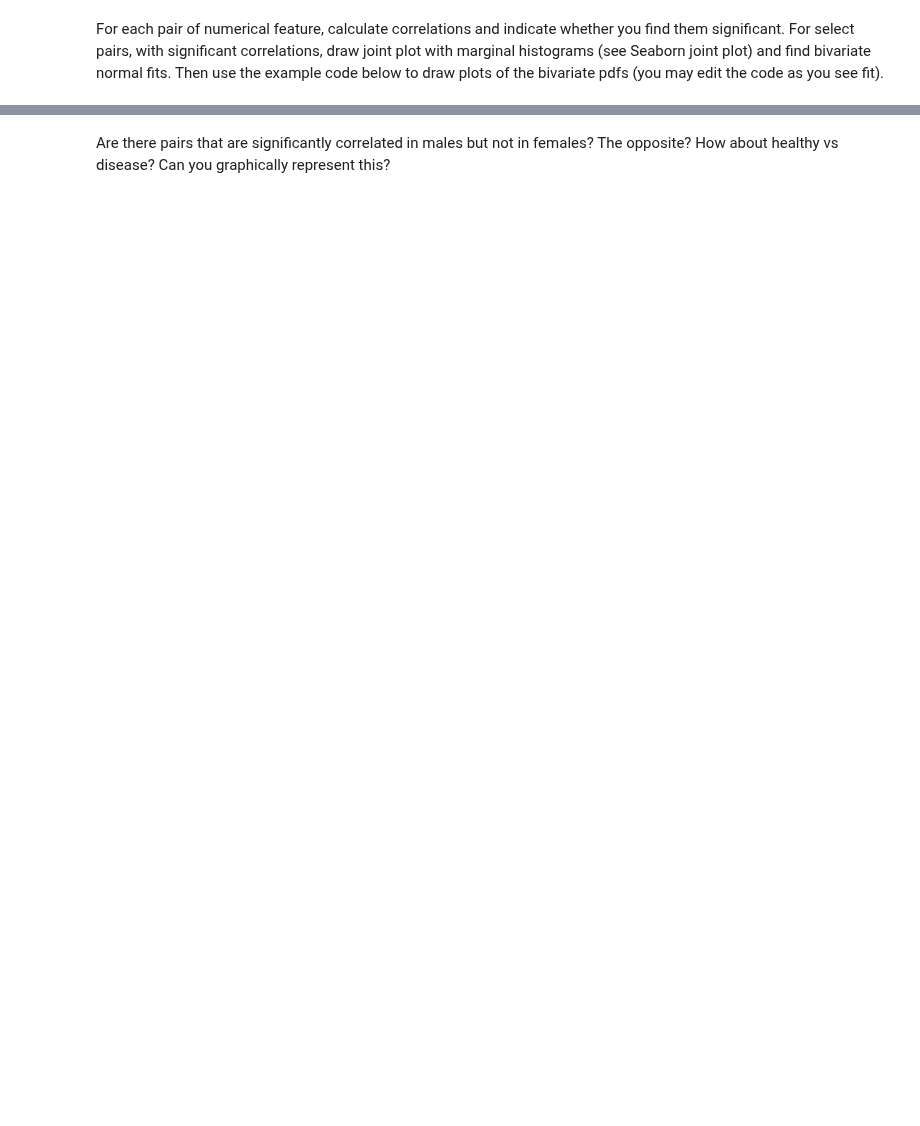
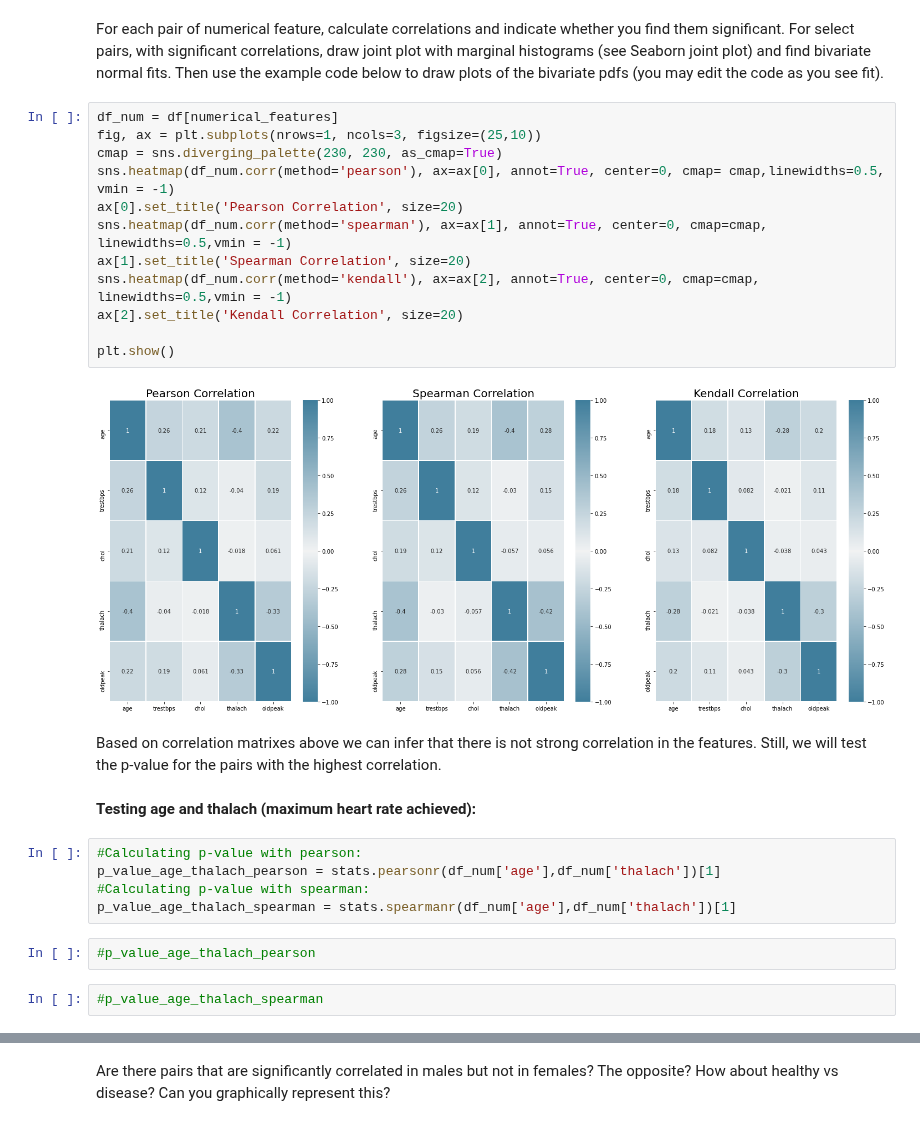
Before and after one commit to Oren-Ben/IDC, a Jupyter notebook: statistics/third_ex/204079453_205714447.ipynb, the cells around one changed output, grey strips where cells are left out. Saved outputs shown, nothing was run; the diff lists cells and outputs as text; blank space fills up the shorter version.

```diff
--- a/statistics/third_ex/204079453_205714447.ipynb
+++ b/statistics/third_ex/204079453_205714447.ipynb
@@ -269,2 +270,30 @@ plt.show()
 # %% [markdown]
 For each pair of numerical feature, calculate correlations and indicate whether you find them significant. For select pairs, with significant correlations, draw joint plot with marginal histograms (see Seaborn joint plot) and find bivariate normal fits. Then use the example code below to draw plots of the bivariate pdfs (you may edit the code as you see fit).
+# %%
+df_num = df[numerical_features]
+fig, ax = plt.subplots(nrows=1, ncols=3, figsize=(25,10))
+cmap = sns.diverging_palette(230, 230, as_cmap=True)
+sns.heatmap(df_num.corr(method='pearson'), ax=ax[0], annot=True, center=0, cmap= cmap,linewidths=0.5, vmin = -1)
+ax[0].set_title('Pearson Correlation', size=20)
+sns.heatmap(df_num.corr(method='spearman'), ax=ax[1], annot=True, center=0, cmap=cmap, linewidths=0.5,vmin = -1)
+ax[1].set_title('Spearman Correlation', size=20)
+sns.heatmap(df_num.corr(method='kendall'), ax=ax[2], annot=True, center=0, cmap=cmap, linewidths=0.5,vmin = -1)
+ax[2].set_title('Kendall Correlation', size=20)
+
+plt.show()
+# %% [output]
+[figure, added]
+# %% [markdown]
+Based on correlation matrixes above we can infer that there is not strong correlation in the features.
+Still, we will test the p-value for the pairs with the highest correlation.
+# %% [markdown]
+<b>Testing age and thalach (maximum heart rate achieved): </b>
+# %%
+#Calculating p-value with pearson:
+p_value_age_thalach_pearson = stats.pearsonr(df_num['age'],df_num['thalach'])[1]
+#Calculating p-value with spearman:
+p_value_age_thalach_spearman = stats.spearmanr(df_num['age'],df_num['thalach'])[1]
+# %%
+#p_value_age_thalach_pearson
+# %%
+#p_value_age_thalach_spearman
```
Also changed, not shown: parts of 26 cells of this notebook.
